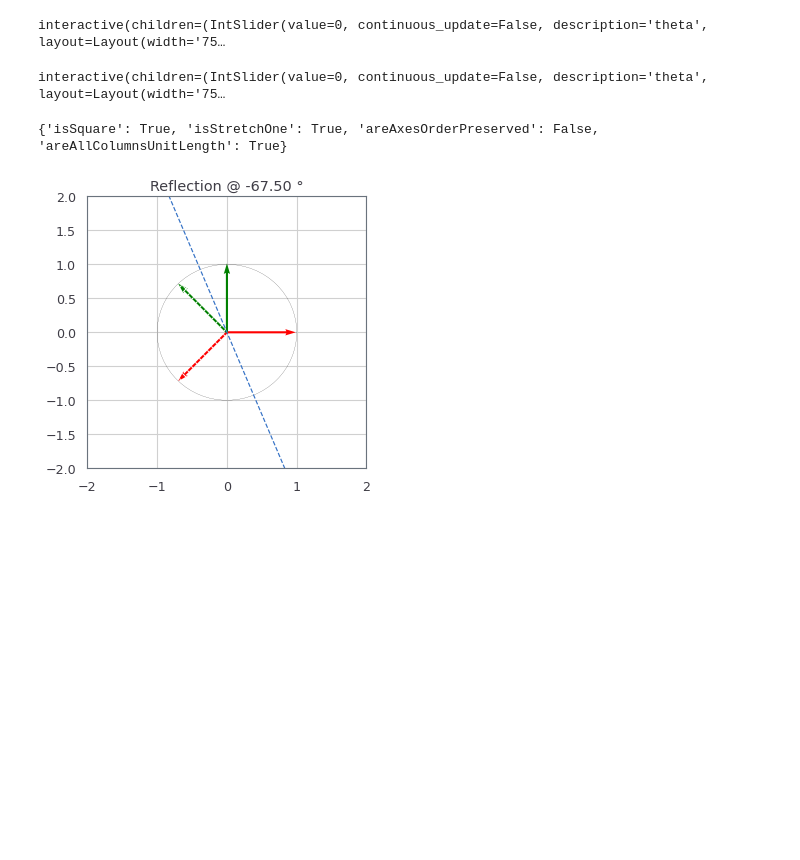
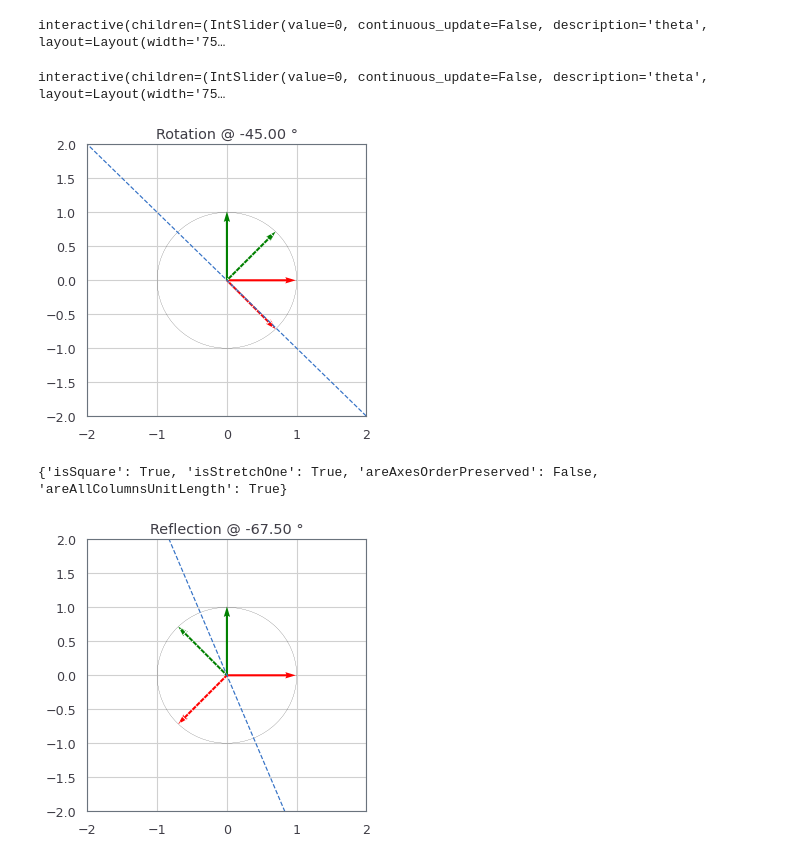
Before and after one commit to NeveIsa/LINVIZ, a Jupyter notebook: test.ipynb, the cells around one changed output. Cells and saved outputs as stored; diff of their text form; code cells hidden in the pictures; blank space fills up the shorter version.

```diff
--- a/test.ipynb
+++ b/test.ipynb
@@ -67 +68,5 @@ U,S,V = np.linalg.svd(M)
+# %%
+ VIZ.matrix(P @ PI)
+# %% [output]
+[figure, added]
 # %%
```
Also changed, not shown: parts of 11 cells of this notebook, 1 other file.
